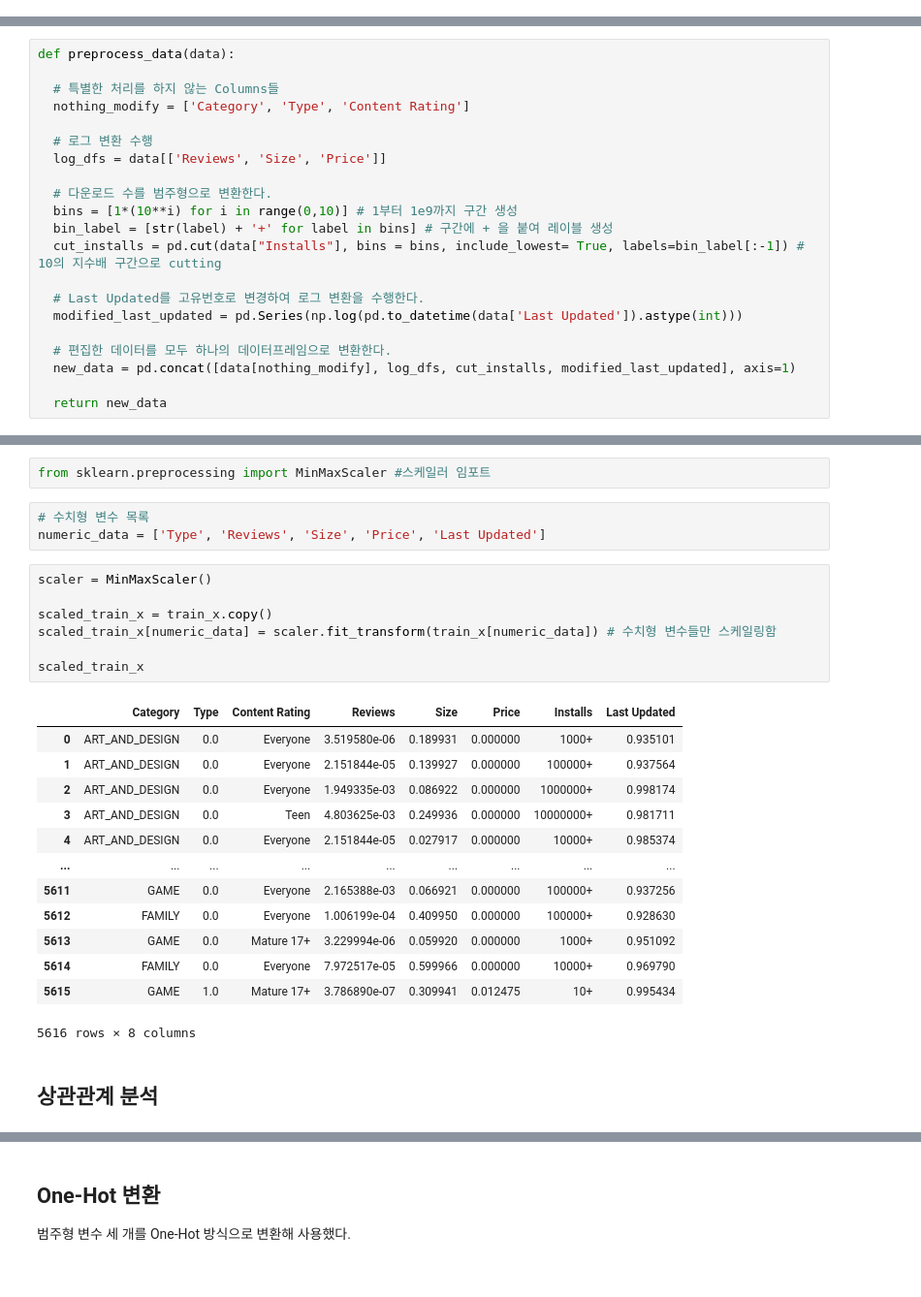
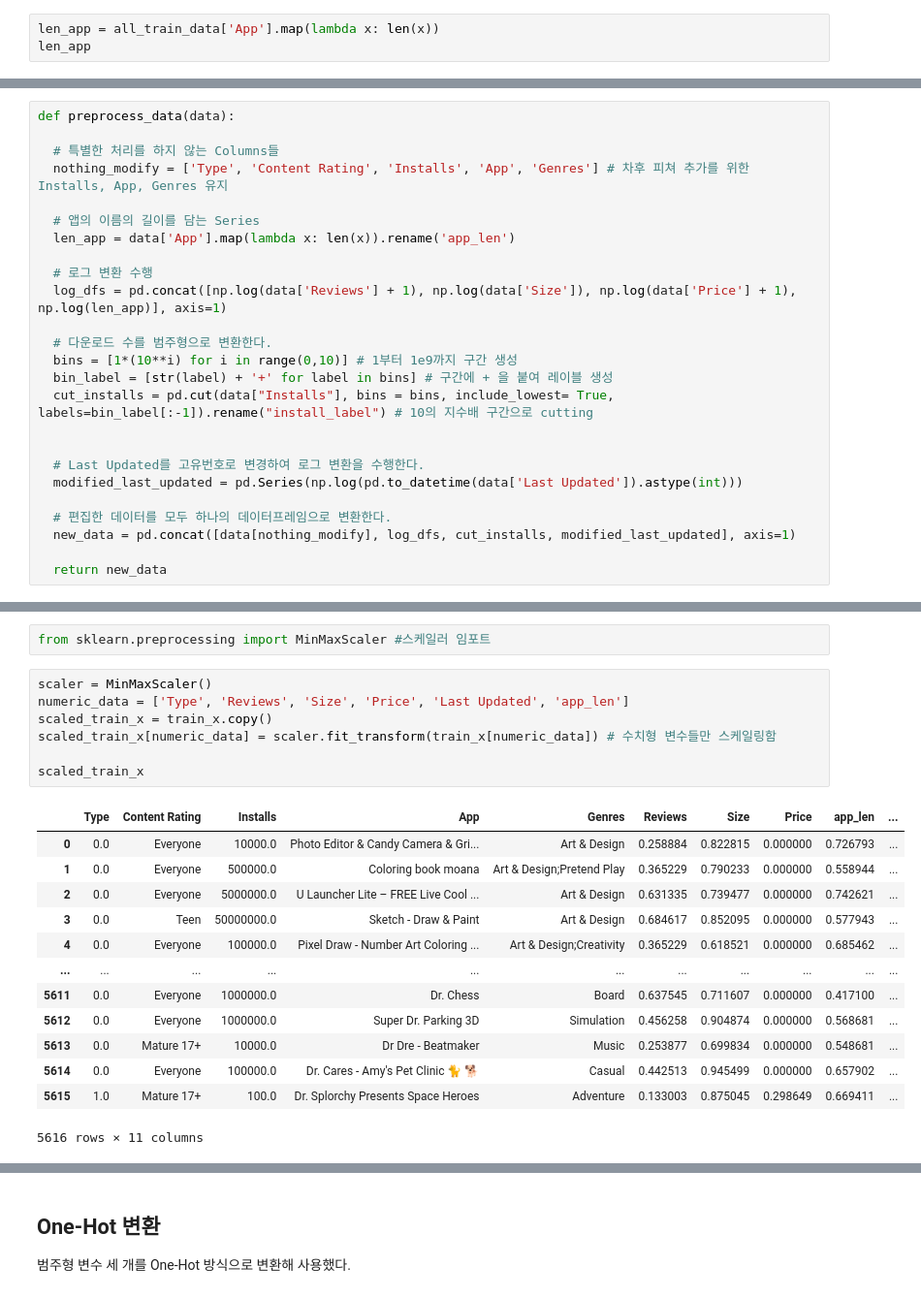
Before and after one commit to YMGYM/toBigs_activity, a Jupyter notebook: Week 4/week4_Ensemble_Assignment/ensemble_assignment.ipynb, the cells around one changed output, grey strips where cells are left out. Shown at 97% size. Cells and saved outputs as stored; diff of their text form.

```diff
--- a/Week 4/week4_Ensemble_Assignment/ensemble_assignment.ipynb
+++ b/Week 4/week4_Ensemble_Assignment/ensemble_assignment.ipynb
@@ -515,0 +569,3 @@ plt.show()
+# %%
+len_app = all_train_data['App'].map(lambda x: len(x))
+len_app
@@ -536,15 +649,19 @@ plt.show()
 def preprocess_data(data):
 
   # 특별한 처리를 하지 않는 Columns들
-  nothing_modify = ['Category', 'Type', 'Content Rating']
+  nothing_modify = ['Type', 'Content Rating', 'Installs', 'App', 'Genres'] # 차후 피쳐 추가를 위한 Installs, App, Genres 유지
+
+  # 앱의 이름의 길이를 담는 Series
+  len_app = data['App'].map(lambda x: len(x)).rename('app_len')
 
   # 로그 변환 수행
-  log_dfs = data[['Reviews', 'Size', 'Price']]
+  log_dfs = pd.concat([np.log(data['Reviews'] + 1), np.log(data['Size']), np.log(data['Price'] + 1), np.log(len_app)], axis=1)
 
   # 다운로드 수를 범주형으로 변환한다.
   bins = [1*(10**i) for i in range(0,10)] # 1부터 1e9까지 구간 생성
   bin_label = [str(label) + '+' for label in bins] # 구간에 + 을 붙여 레이블 생성
-  cut_installs = pd.cut(data["Installs"], bins = bins, include_lowest= True, labels=bin_label[:-1]) # 10의 지수배 구간으로 cutting
+  cut_installs = pd.cut(data["Installs"], bins = bins, include_lowest= True, labels=bin_label[:-1]).rename("install_label") # 10의 지수배 구간으로 cutting
+
 
   # Last Updated를 고유번호로 변경하여 로그 변환을 수행한다.
   modified_last_updated = pd.Series(np.log(pd.to_datetime(data['Last Updated']).astype(int)))
@@ -594,29 +734,24 @@ dtype: int64
 Minmax 방법을 사용하려고 한다.
 # %%
 from sklearn.preprocessing import MinMaxScaler #스케일러 임포트
-# %%
-# 수치형 변수 목록
-numeric_data = ['Type', 'Reviews', 'Size', 'Price', 'Last Updated']
 # %%
 scaler = MinMaxScaler()
-
+numeric_data = ['Type', 'Reviews', 'Size', 'Price', 'Last Updated', 'app_len']
 scaled_train_x = train_x.copy()
 scaled_train_x[numeric_data] = scaler.fit_transform(train_x[numeric_data]) # 수치형 변수들만 스케일링함
 
 scaled_train_x
 # %% [output]
-|  | Category | Type | Content Rating | Reviews | Size | Price | Installs | Last Updated |
-| 0 | ART_AND_DESIGN | 0.0 | Everyone | 3.519580e-06 | 0.189931 | 0.000000 | 1000+ | 0.935101 |
-| 1 | ART_AND_DESIGN | 0.0 | Everyone | 2.151844e-05 | 0.139927 | 0.000000 | 100000+ | 0.937564 |
-| 2 | ART_AND_DESIGN | 0.0 | Everyone | 1.949335e-03 | 0.086922 | 0.000000 | 1000000+ | 0.998174 |
-| 3 | ART_AND_DESIGN | 0.0 | Teen | 4.803625e-03 | 0.249936 | 0.000000 | 10000000+ | 0.981711 |
-| 4 | ART_AND_DESIGN | 0.0 | Everyone | 2.151844e-05 | 0.027917 | 0.000000 | 10000+ | 0.985374 |
-| ... | ... | ... | ... | ... | ... | ... | ... | ... |
-| 5611 | GAME | 0.0 | Everyone | 2.165388e-03 | 0.066921 | 0.000000 | 100000+ | 0.937256 |
-| 5612 | FAMILY | 0.0 | Everyone | 1.006199e-04 | 0.409950 | 0.000000 | 100000+ | 0.928630 |
-| 5613 | GAME | 0.0 | Mature 17+ | 3.229994e-06 | 0.059920 | 0.000000 | 1000+ | 0.951092 |
-| 5614 | FAMILY | 0.0 | Everyone | 7.972517e-05 | 0.599966 | 0.000000 | 10000+ | 0.969790 |
-| 5615 | GAME | 1.0 | Mature 17+ | 3.786890e-07 | 0.309941 | 0.012475 | 10+ | 0.995434 |
+|  | Type | Content Rating | Installs | App | Genres | Reviews | Size | Price | app_len | ... |
+| 0 | 0.0 | Everyone | 10000.0 | Photo Editor & Candy Camera & Gri... | Art & Design | 0.258884 | 0.822815 | 0.000000 | 0.726793 | ... |
+| 1 | 0.0 | Everyone | 500000.0 | Coloring book moana | Art & Design;Pretend Play | 0.365229 | 0.790233 | 0.000000 | 0.558944 | ... |
+| 2 | 0.0 | Everyone | 5000000.0 | U Launcher Lite – FREE Live Cool ... | Art & Design | 0.631335 | 0.739477 | 0.000000 | 0.742621 | ... |
+| 3 | 0.0 | Teen | 50000000.0 | Sketch - Draw & Paint | Art & Design | 0.684617 | 0.852095 | 0.000000 | 0.577943 | ... |
+| 4 | 0.0 | Everyone | 100000.0 | Pixel Draw - Number Art Coloring ... | Art & Design;Creativity | 0.365229 | 0.618521 | 0.000000 | 0.685462 | ... |
+| ... | ... | ... | ... | ... | ... | ... | ... | ... | ... | ... |
+| 5611 | 0.0 | Everyone | 1000000.0 | Dr. Chess | Board | 0.637545 | 0.711607 | 0.000000 | 0.417100 | ... |
+| 5612 | 0.0 | Everyone | 1000000.0 | Super Dr. Parking 3D | Simulation | 0.456258 | 0.904874 | 0.000000 | 0.568681 | ... |
+| 5613 | 0.0 | Mature 17+ | 10000.0 | Dr Dre - Beatmaker | Music | 0.253877 | 0.699834 | 0.000000 | 0.548681 | ... |
+| 5614 | 0.0 | Everyone | 100000.0 | Dr. Cares - Amy's Pet Clinic 🐈 🐕 | Casual | 0.442513 | 0.945499 | 0.000000 | 0.657902 | ... |
+| 5615 | 1.0 | Mature 17+ | 100.0 | Dr. Splorchy Presents Space Heroes | Adventure | 0.133003 | 0.875045 | 0.298649 | 0.669411 | ... |
-5616 rows × 8 columns
+5616 rows × 11 columns
-# %% [markdown]
-## 상관관계 분석
```
Also changed, not shown: parts of 129 cells of this notebook, 1 other file.
